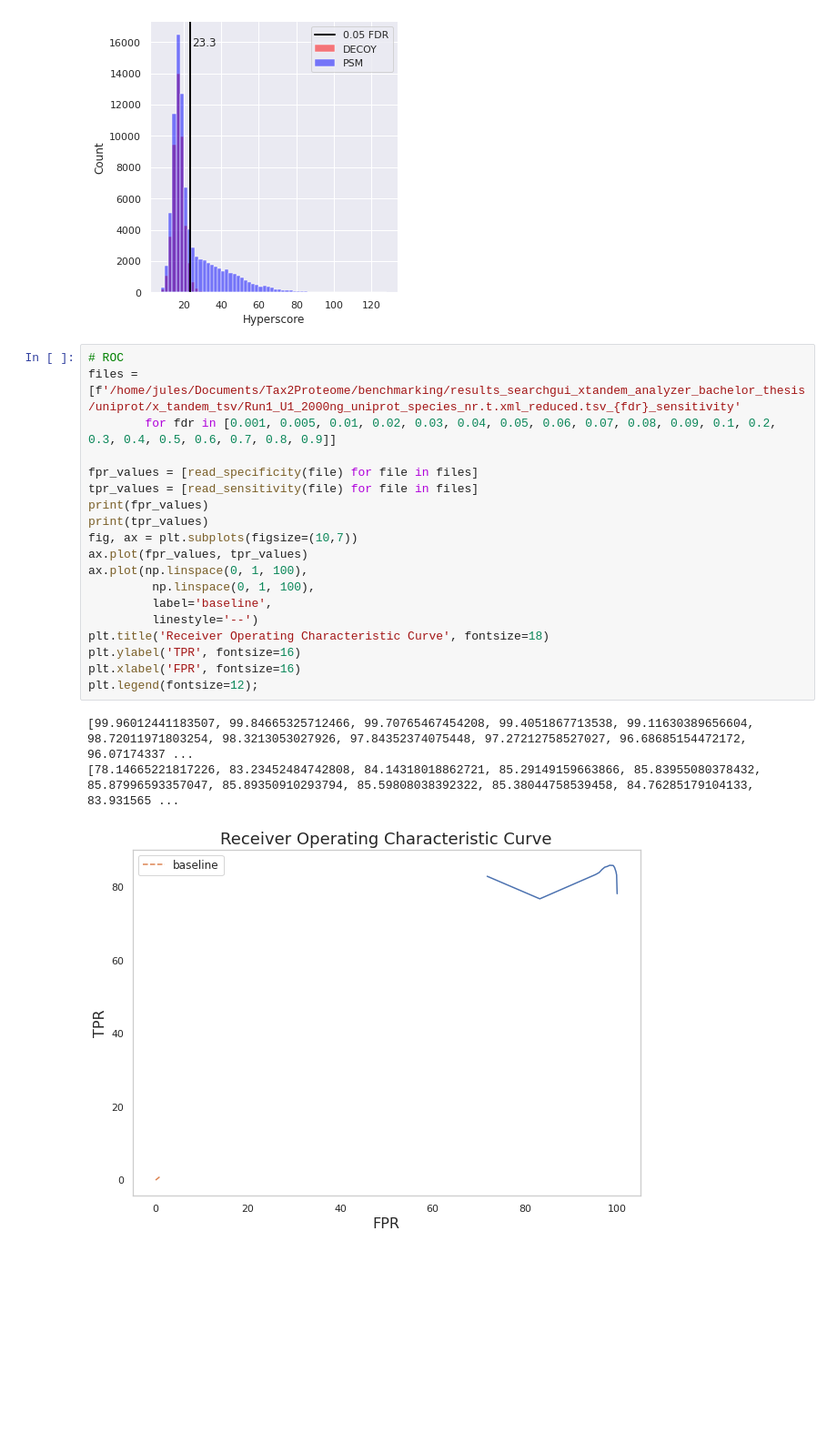
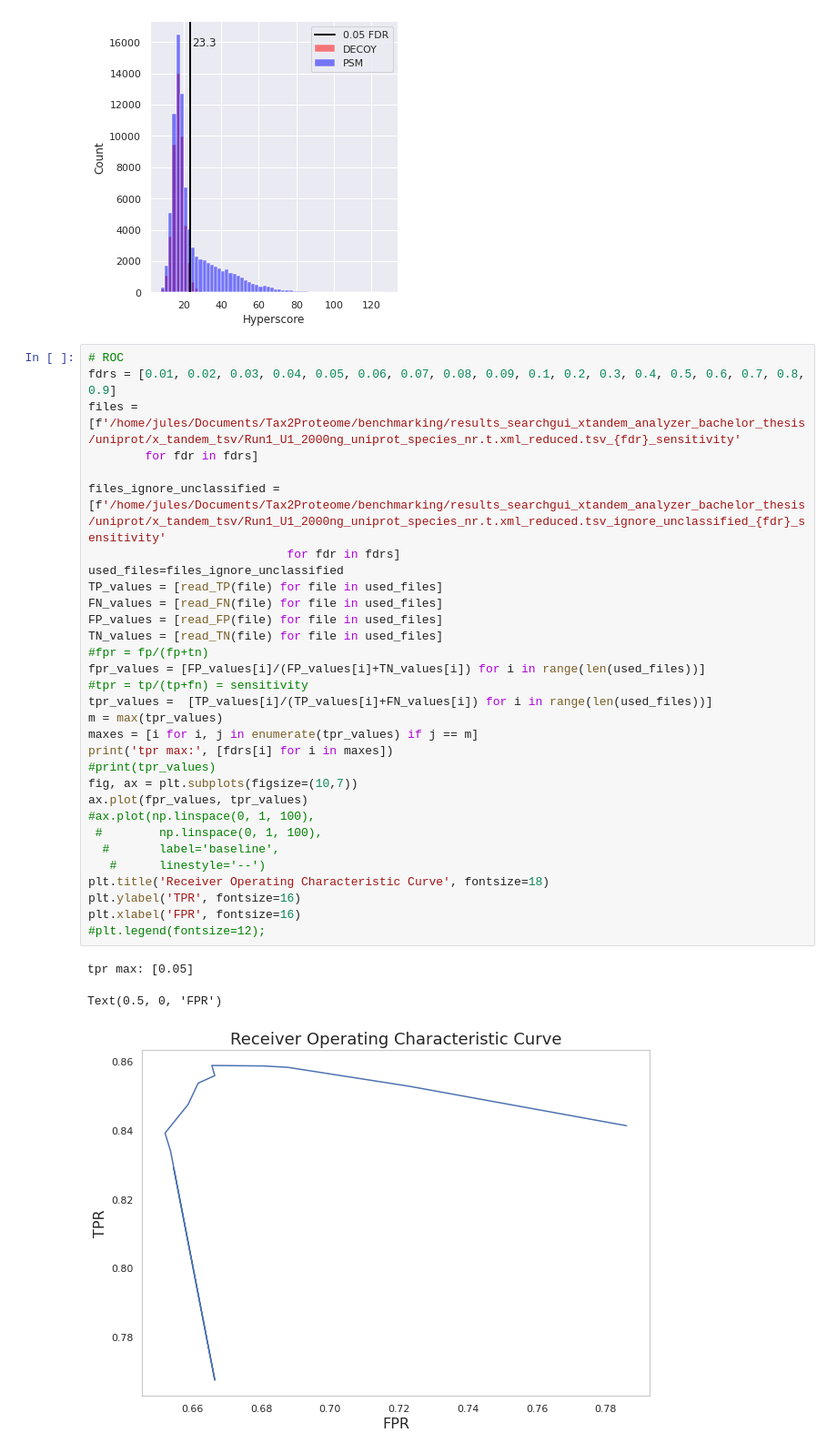
Before and after one commit to jschmacht/xtandem_result_analyzer, a Jupyter notebook: create_plots_from_sensitivity_analysis.ipynb, the cells around one changed output. Shown at 91% size. Cells and saved outputs as stored; diff of their text form; blank space fills up the shorter version.

```diff
--- a/create_plots_from_sensitivity_analysis.ipynb
+++ b/create_plots_from_sensitivity_analysis.ipynb
@@ -759,24 +445,36 @@ plt.savefig(output)
 [figure]
 # %%
 # ROC
+fdrs = [0.01, 0.02, 0.03, 0.04, 0.05, 0.06, 0.07, 0.08, 0.09, 0.1, 0.2, 0.3, 0.4, 0.5, 0.6, 0.7, 0.8, 0.9]
 files = [f'/home/jules/Documents/Tax2Proteome/benchmarking/results_searchgui_xtandem_analyzer_bachelor_thesis/uniprot/x_tandem_tsv/Run1_U1_2000ng_uniprot_species_nr.t.xml_reduced.tsv_{fdr}_sensitivity'
-        for fdr in [0.001, 0.005, 0.01, 0.02, 0.03, 0.04, 0.05, 0.06, 0.07, 0.08, 0.09, 0.1, 0.2, 0.3, 0.4, 0.5, 0.6, 0.7, 0.8, 0.9]]
+        for fdr in fdrs]
 
-fpr_values = [read_specificity(file) for file in files]
-tpr_values = [read_sensitivity(file) for file in files]
-print(fpr_values)
-print(tpr_values)
+files_ignore_unclassified = [f'/home/jules/Documents/Tax2Proteome/benchmarking/results_searchgui_xtandem_analyzer_bachelor_thesis/uniprot/x_tandem_tsv/Run1_U1_2000ng_uniprot_species_nr.t.xml_reduced.tsv_ignore_unclassified_{fdr}_sensitivity'
+                            for fdr in fdrs]
+used_files=files_ignore_unclassified
+TP_values = [read_TP(file) for file in used_files]
+FN_values = [read_FN(file) for file in used_files]
+FP_values = [read_FP(file) for file in used_files]
+TN_values = [read_TN(file) for file in used_files]
+#fpr = fp/(fp+tn)
+fpr_values = [FP_values[i]/(FP_values[i]+TN_values[i]) for i in range(len(used_files))]
+#tpr = tp/(tp+fn) = sensitivity
+tpr_values =  [TP_values[i]/(TP_values[i]+FN_values[i]) for i in range(len(used_files))]
+m = max(tpr_values)
+maxes = [i for i, j in enumerate(tpr_values) if j == m]
+print('tpr max:', [fdrs[i] for i in maxes])
+#print(tpr_values)
 fig, ax = plt.subplots(figsize=(10,7))
 ax.plot(fpr_values, tpr_values)
-ax.plot(np.linspace(0, 1, 100),
-         np.linspace(0, 1, 100),
-         label='baseline',
-         linestyle='--')
+#ax.plot(np.linspace(0, 1, 100),
+ #        np.linspace(0, 1, 100),
+  #       label='baseline',
+   #      linestyle='--')
 plt.title('Receiver Operating Characteristic Curve', fontsize=18)
 plt.ylabel('TPR', fontsize=16)
 plt.xlabel('FPR', fontsize=16)
-plt.legend(fontsize=12);
+#plt.legend(fontsize=12);
 # %% [output]
-[99.96012441183507, 99.84665325712466, 99.70765467454208, 99.4051867713538, 99.11630389656604, 98.72011971803254, 98.3213053027926, 97.84352374075448, 97.27212758527027, 96.68685154472172, 96.07174337 ...
-[78.14665221817226, 83.23452484742808, 84.14318018862721, 85.29149159663866, 85.83955080378432, 85.87996593357047, 85.89350910293794, 85.59808038392322, 85.38044758539458, 84.76285179104133, 83.931565 ...
+tpr max: [0.05]
+Text(0.5, 0, 'FPR')
-[figure, old version]
+[figure, new version]
```
Also changed, not shown: parts of 31 cells of this notebook.
